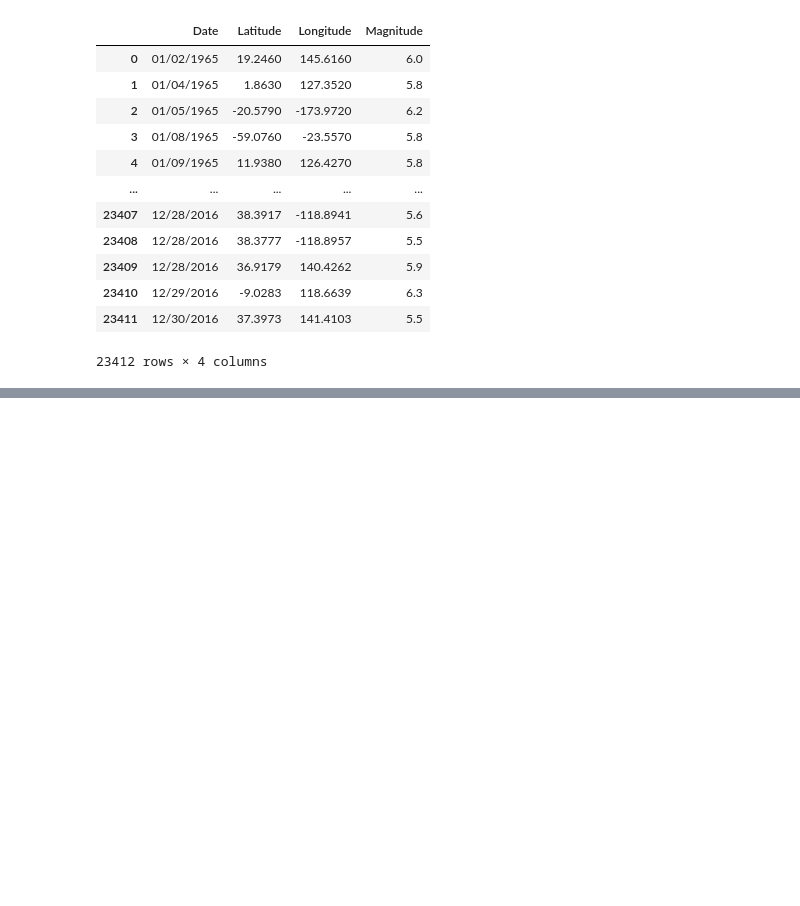
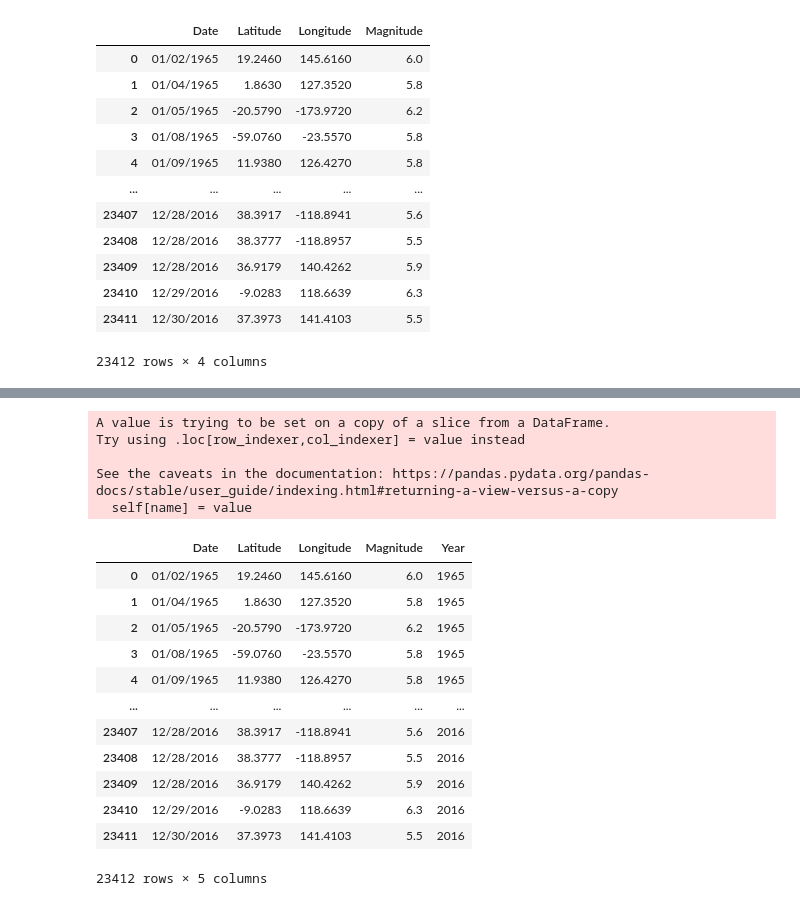
Before and after one commit to hsyliark/GSS-MBA-for-Big-Data, a Jupyter notebook: JBNU_Statistics_Ph.D/3rd semester/데이터시각화특강/11월 22일/과제/11주차 과제_황성윤.ipynb, the cells around one changed output, grey strips where cells are left out. Drawn from its saved outputs; the diff is of its cells as text; code cells hidden in the pictures; blank space fills up the shorter version.

```diff
--- a/JBNU_Statistics_Ph.D/3rd semester/데이터시각화특강/11월 22일/과제/11주차 과제_황성윤.ipynb
+++ b/JBNU_Statistics_Ph.D/3rd semester/데이터시각화특강/11월 22일/과제/11주차 과제_황성윤.ipynb
@@ -37,0 +49,22 @@ m
+# %%
+df1.Year=pd.to_numeric(df1.Year)
+df1
+# %% [output]
+A value is trying to be set on a copy of a slice from a DataFrame.
+Try using .loc[row_indexer,col_indexer] = value instead
+
+See the caveats in the documentation: https://pandas.pydata.org/pandas-docs/stable/user_guide/indexing.html#returning-a-view-versus-a-copy
+  self[name] = value
+|  | Date | Latitude | Longitude | Magnitude | Year |
+| 0 | 01/02/1965 | 19.2460 | 145.6160 | 6.0 | 1965 |
+| 1 | 01/04/1965 | 1.8630 | 127.3520 | 5.8 | 1965 |
+| 2 | 01/05/1965 | -20.5790 | -173.9720 | 6.2 | 1965 |
+| 3 | 01/08/1965 | -59.0760 | -23.5570 | 5.8 | 1965 |
+| 4 | 01/09/1965 | 11.9380 | 126.4270 | 5.8 | 1965 |
+| ... | ... | ... | ... | ... | ... |
+| 23407 | 12/28/2016 | 38.3917 | -118.8941 | 5.6 | 2016 |
+| 23408 | 12/28/2016 | 38.3777 | -118.8957 | 5.5 | 2016 |
+| 23409 | 12/28/2016 | 36.9179 | 140.4262 | 5.9 | 2016 |
+| 23410 | 12/29/2016 | -9.0283 | 118.6639 | 6.3 | 2016 |
+| 23411 | 12/30/2016 | 37.3973 | 141.4103 | 5.5 | 2016 |
+23412 rows × 5 columns
```
Also changed, not shown: parts of 9 cells of this notebook, 1 other file.
